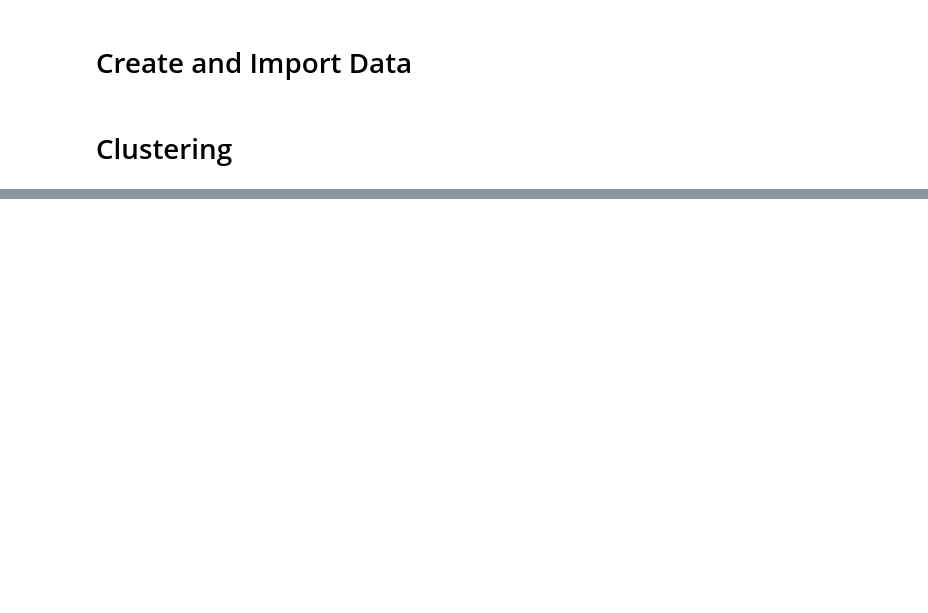
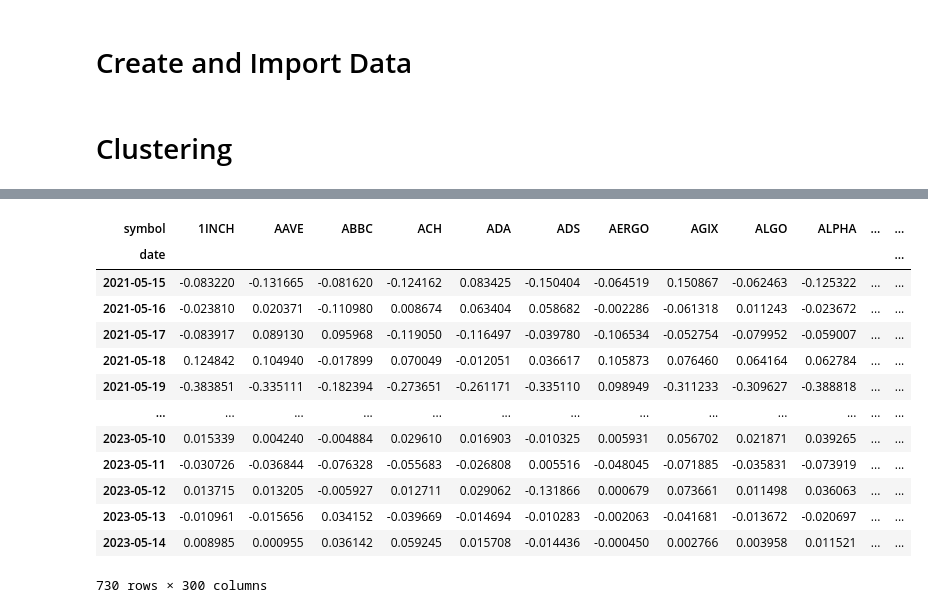
Before and after one commit to AleeRezaa/portfolio-selection-using-ml, a Jupyter notebook: Model/Model 2/Model.ipynb, the cells around one changed output, grey strips where cells are left out. Cells and saved outputs as stored; diff of their text form; code cells hidden in the pictures; blank space fills up the shorter version.

```diff
--- a/Model/Model 2/Model.ipynb
+++ b/Model/Model 2/Model.ipynb
@@ -160,0 +187,17 @@ changesData
+# %%
+changesData
+# %% [output]
+| symbol | 1INCH | AAVE | ABBC | ACH | ADA | ADS | AERGO | AGIX | ALGO | ALPHA | ... | ... |
+| date |  |  |  |  |  |  |  |  |  |  |  | ... |
+| 2021-05-15 | -0.083220 | -0.131665 | -0.081620 | -0.124162 | 0.083425 | -0.150404 | -0.064519 | 0.150867 | -0.062463 | -0.125322 | ... | ... |
+| 2021-05-16 | -0.023810 | 0.020371 | -0.110980 | 0.008674 | 0.063404 | 0.058682 | -0.002286 | -0.061318 | 0.011243 | -0.023672 | ... | ... |
+| 2021-05-17 | -0.083917 | 0.089130 | 0.095968 | -0.119050 | -0.116497 | -0.039780 | -0.106534 | -0.052754 | -0.079952 | -0.059007 | ... | ... |
+| 2021-05-18 | 0.124842 | 0.104940 | -0.017899 | 0.070049 | -0.012051 | 0.036617 | 0.105873 | 0.076460 | 0.064164 | 0.062784 | ... | ... |
+| 2021-05-19 | -0.383851 | -0.335111 | -0.182394 | -0.273651 | -0.261171 | -0.335110 | 0.098949 | -0.311233 | -0.309627 | -0.388818 | ... | ... |
+| ... | ... | ... | ... | ... | ... | ... | ... | ... | ... | ... | ... | ... |
+| 2023-05-10 | 0.015339 | 0.004240 | -0.004884 | 0.029610 | 0.016903 | -0.010325 | 0.005931 | 0.056702 | 0.021871 | 0.039265 | ... | ... |
+| 2023-05-11 | -0.030726 | -0.036844 | -0.076328 | -0.055683 | -0.026808 | 0.005516 | -0.048045 | -0.071885 | -0.035831 | -0.073919 | ... | ... |
+| 2023-05-12 | 0.013715 | 0.013205 | -0.005927 | 0.012711 | 0.029062 | -0.131866 | 0.000679 | 0.073661 | 0.011498 | 0.036063 | ... | ... |
+| 2023-05-13 | -0.010961 | -0.015656 | 0.034152 | -0.039669 | -0.014694 | -0.010283 | -0.002063 | -0.041681 | -0.013672 | -0.020697 | ... | ... |
+| 2023-05-14 | 0.008985 | 0.000955 | 0.036142 | 0.059245 | 0.015708 | -0.014436 | -0.000450 | 0.002766 | 0.003958 | 0.011521 | ... | ... |
+730 rows × 300 columns
```
Also changed, not shown: parts of 5 cells of this notebook.
